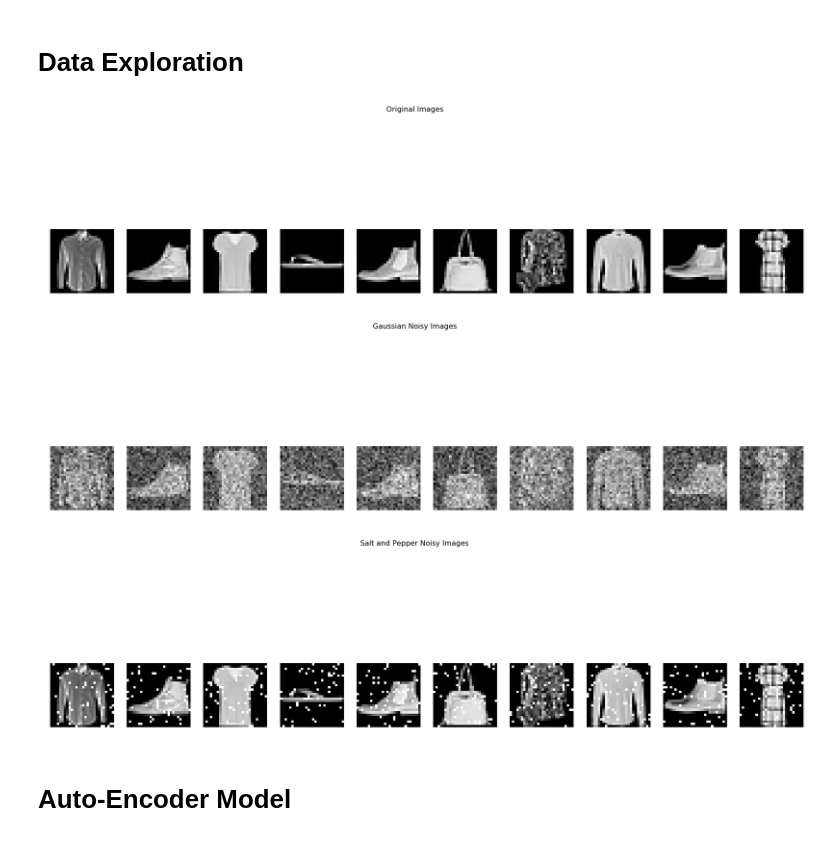
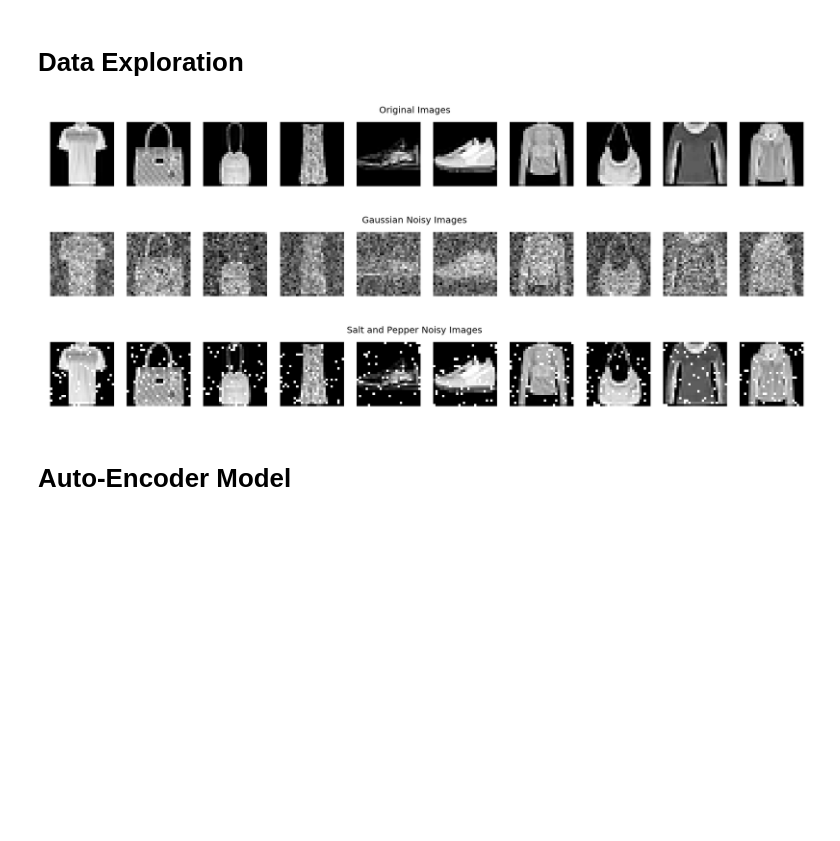
Before and after one commit to Nimrods/DeepLearning-Fashion-MNIST-Projects, a Jupyter notebook: Image Denoising (AE).ipynb, the cells around one changed output. Cells and saved outputs as stored; diff of their text form; code cells hidden in the pictures; blank space fills up the shorter version.

Commit message:
Add files via upload
fix graph titles

```diff
--- a/Image Denoising (AE).ipynb
+++ b/Image Denoising (AE).ipynb
@@ -52,39 +52,39 @@ def saltAndPepperNoise(cleanImgs, k=50):
         noiseCoor = np.unravel_index(randomFlat, dims=(IMG_WIDTH, IMG_HEIGHT))
         noiseBG = np.zeros((IMG_WIDTH, IMG_HEIGHT, IMG_CHANNELS), dtype=np.float32)
         noiseBG[noiseCoor[0][:],noiseCoor[1][:]] = 1.0
         noiseImg = np.clip(np.add(noiseBG, cleanImgs[i]), 0.0, 1.0)
         noisyImgs[i] = noiseImg
     return noisyImgs
 
 # add addtive Gaussian noise to original images
 noiseFactor = 0.3
 X_trainNoiseGauss = X_train + noiseFactor * np.random.normal(loc=0.0, scale=1.0, size=X_train.shape)
 X_testNoiseGauss = X_test + noiseFactor * np.random.normal(loc=0.0, scale=1.0, size=X_test.shape)
 # add salt and pepper noise to original images
 X_testNoiseSnP = saltAndPepperNoise(X_test)
 X_trainNoiseSnP = saltAndPepperNoise(X_train)
 
 # plot original images and noisy images
 figOrigin, axesOrigin = plt.subplots(1, numOfFigs, figsize=(30,10))
 figGauss, axesGauss = plt.subplots(1, numOfFigs, figsize=(30, 10))
 figSnP, axesSnP = plt.subplots(1, numOfFigs, figsize=(30, 10))
 
-figOrigin.suptitle('Original Images', fontsize=16)
-figGauss.suptitle('Gaussian Noisy Images', fontsize=16)
-figSnP.suptitle('Salt and Pepper Noisy Images', fontsize=16)
+figOrigin.suptitle('Original Images', fontsize=20, x=0.5, y=0.65)
+figGauss.suptitle('Gaussian Noisy Images', fontsize=20, x=0.5, y=0.65)
+figSnP.suptitle('Salt and Pepper Noisy Images', fontsize=20, x=0.5, y=0.65)
 
 for i in range(0, numOfFigs):
     index = random.randint(0, X_train.shape[0])
     axesOrigin[i].imshow(X_train[index,:, :, 0], cmap='gray')
     axesGauss[i].imshow(X_trainNoiseGauss[index,:,:,0], cmap='gray')
     axesSnP[i].imshow(X_trainNoiseSnP[index,:, :, 0], cmap='gray')
     axesOrigin[i].axis('off')
     axesGauss[i].axis('off')
     axesSnP[i].axis('off')
 # %% [output]
-[figure, old version]
+[figure, new version]
-[figure, old version]
+[figure, new version]
-[figure, old version]
+[figure, new version]
 # %% [markdown]
 # Auto-Encoder Model
 # %%
```
Also changed, not shown: parts of 1 cell of this notebook.
